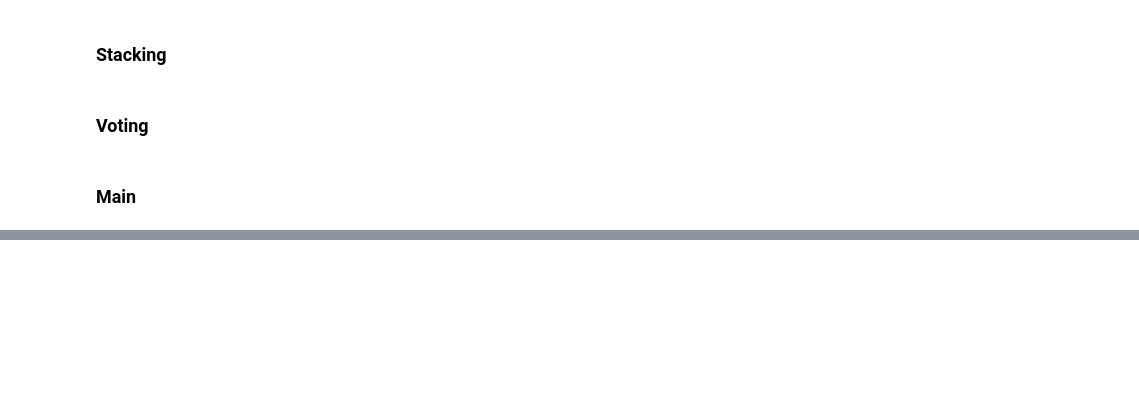
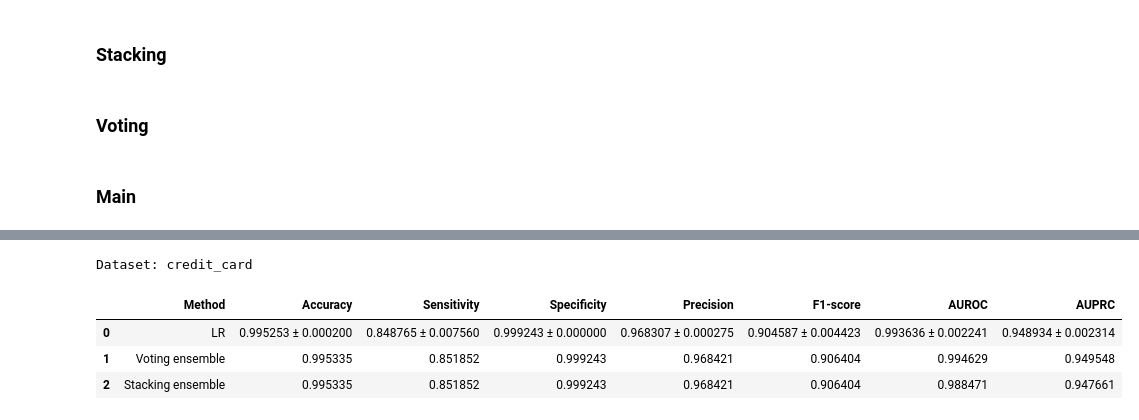
Before and after one commit to NafiuRahman77/CSE-472, a Jupyter notebook: Offline-2/1905077.ipynb, the cells around one changed output, grey strips where cells are left out. Drawn from its saved outputs; the diff is of its cells as text; code cells hidden in the pictures; blank space fills up the shorter version.

```diff
--- a/Offline-2/1905077.ipynb
+++ b/Offline-2/1905077.ipynb
@@ -499,0 +500,10 @@ Bagging
+# %%
+credit_metrics_df, metrics_credit_card  = main_test('credit_card')
+# credit_metrics_df, metrics_credit_card  = test('credit_card', lr=0.1, max_epoch=1000, n_estimators=9, regularization='l2', l1_lambda=0.01, l2_lambda=0.01, k=20, feature_selection='correlation')
+credit_metrics_df
+# %% [output]
+Dataset: credit_card
+|  | Method | Accuracy | Sensitivity | Specificity | Precision | F1-score | AUROC | AUPRC |
+| 0 | LR | 0.995253 ± 0.000200 | 0.848765 ± 0.007560 | 0.999243 ± 0.000000 | 0.968307 ± 0.000275 | 0.904587 ± 0.004423 | 0.993636 ± 0.002241 | 0.948934 ± 0.002314 |
+| 1 | Voting ensemble | 0.995335 | 0.851852 | 0.999243 | 0.968421 | 0.906404 | 0.994629 | 0.949548 |
+| 2 | Stacking ensemble | 0.995335 | 0.851852 | 0.999243 | 0.968421 | 0.906404 | 0.988471 | 0.947661 |
```
Also changed, not shown: parts of 13 cells of this notebook, 5 other files.
